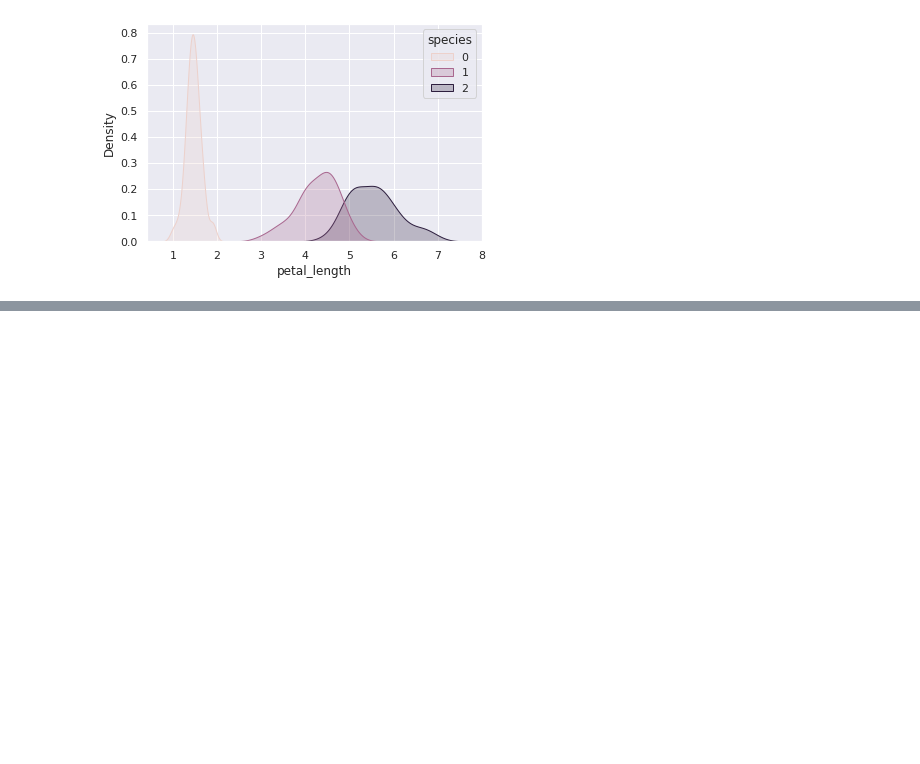
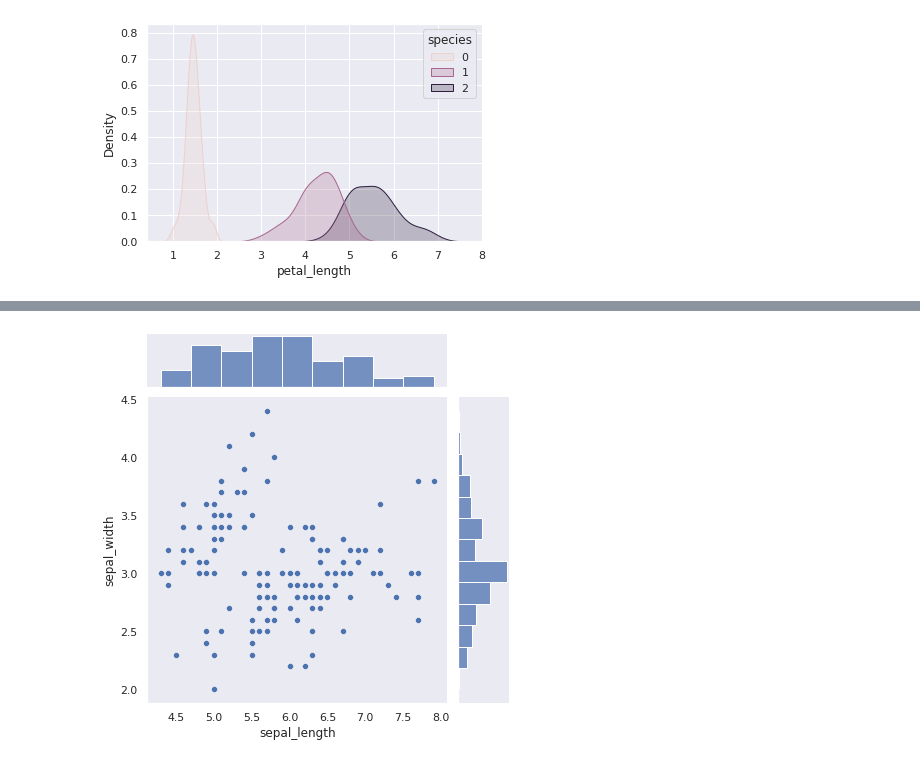
Before and after one commit to ravi260372/Data_Science_Python, a Jupyter notebook: DPhi_Data_Visualization.ipynb, the cells around one changed output, grey strips where cells are left out. Cells and saved outputs as stored; diff of their text form; code cells hidden in the pictures; blank space fills up the shorter version.

```diff
--- a/DPhi_Data_Visualization.ipynb
+++ b/DPhi_Data_Visualization.ipynb
@@ -393,0 +425,5 @@ plt.show();
+# %%
+sns.set_style("dark")
+sns.jointplot(x='sepal_length', y='sepal_width',data=iris_df);
+# %% [output]
+[figure, added]
```
Also changed, not shown: parts of 7 cells of this notebook.
